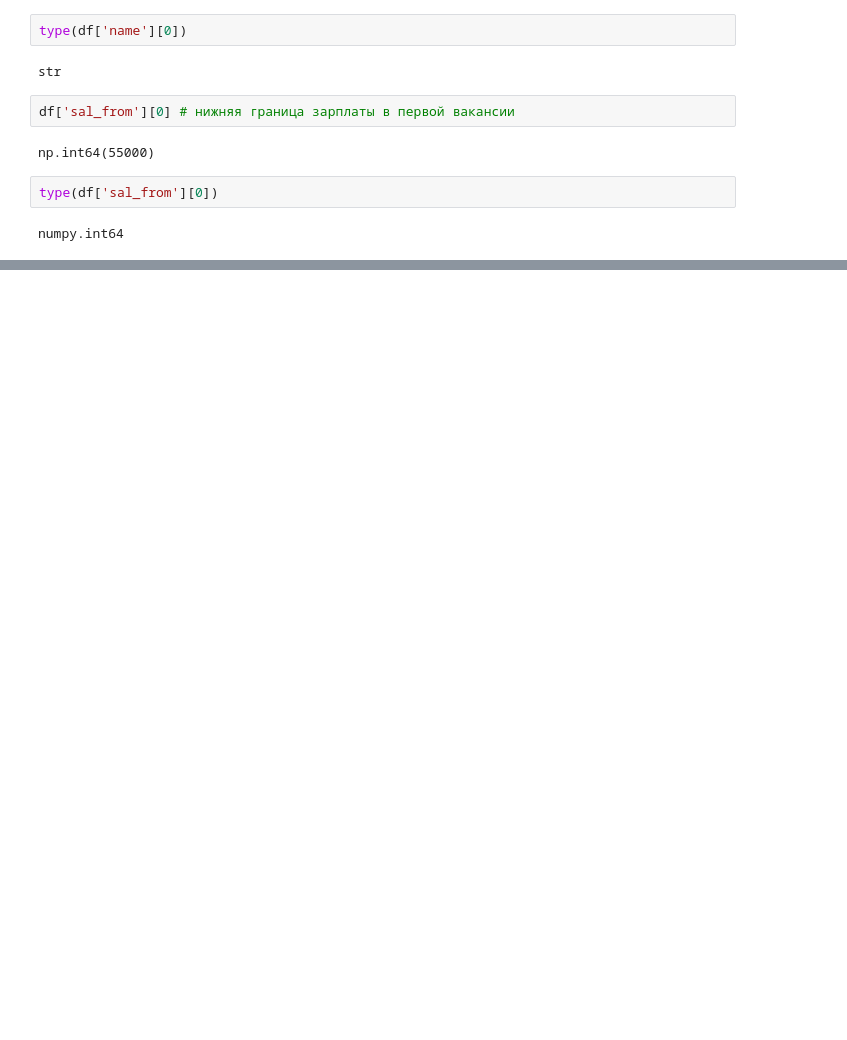
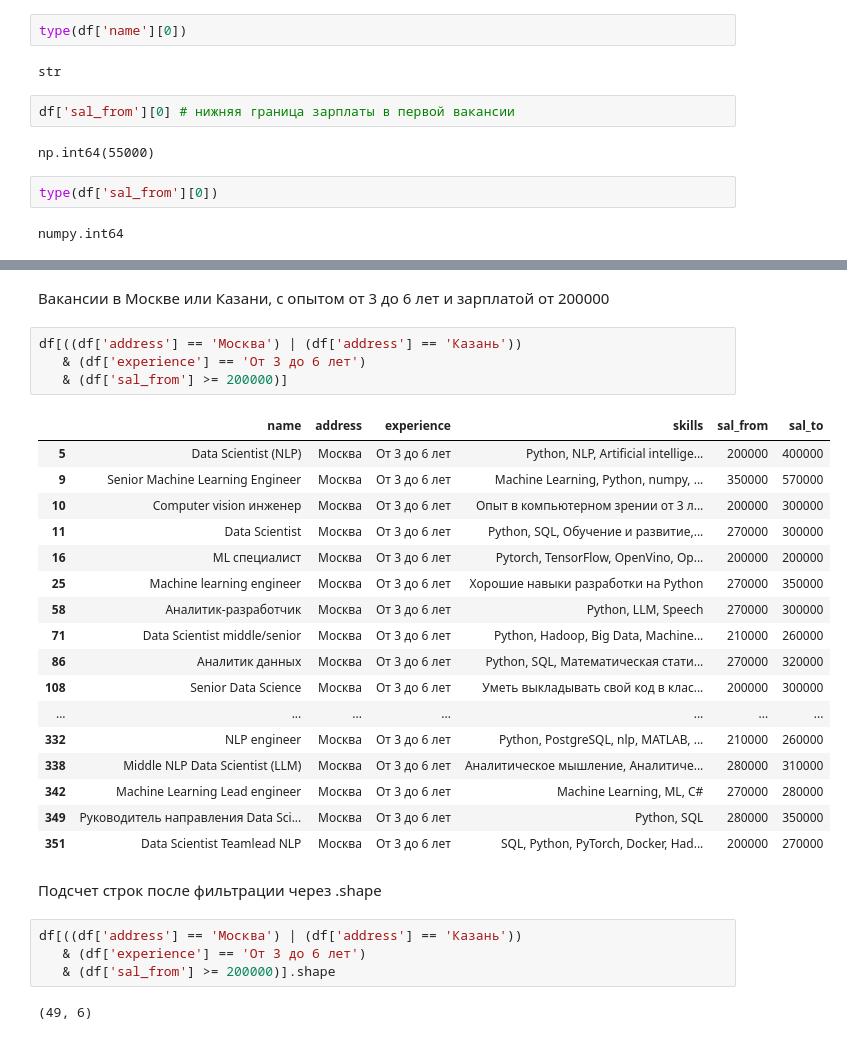
Before and after one commit to GarifullinII/DataScienceJobsAnalysis, a Jupyter notebook: data_science_analysis.ipynb, the cells around one changed output, grey strips where cells are left out. Saved outputs shown, nothing was run; the diff lists cells and outputs as text; blank space fills up the shorter version.

```diff
--- a/data_science_analysis.ipynb
+++ b/data_science_analysis.ipynb
@@ -172,0 +266,32 @@ numpy.int64
+# %% [markdown]
+Вакансии в Москве или Казани, с опытом от 3 до 6 лет и зарплатой от 200000
+# %%
+df[((df['address'] == 'Москва') | (df['address'] == 'Казань'))
+   & (df['experience'] == 'От 3 до 6 лет')
+   & (df['sal_from'] >= 200000)]
+# %% [output]
+|  | name | address | experience | skills | sal_from | sal_to |
+| 5 | Data Scientist (NLP) | Москва | От 3 до 6 лет | Python, NLP, Artificial intellige... | 200000 | 400000 |
+| 9 | Senior Machine Learning Engineer | Москва | От 3 до 6 лет | Machine Learning, Python, numpy, ... | 350000 | 570000 |
+| 10 | Computer vision инженер | Москва | От 3 до 6 лет | Опыт в компьютерном зрении от 3 л... | 200000 | 300000 |
+| 11 | Data Scientist | Москва | От 3 до 6 лет | Python, SQL, Обучение и развитие,... | 270000 | 300000 |
+| 16 | ML специалист | Москва | От 3 до 6 лет | Pytorch, TensorFlow, OpenVino, Op... | 200000 | 200000 |
+| 25 | Machine learning engineer | Москва | От 3 до 6 лет | Хорошие навыки разработки на Python | 270000 | 350000 |
+| 58 | Аналитик-разработчик | Москва | От 3 до 6 лет | Python, LLM, Speech | 270000 | 300000 |
+| 71 | Data Scientist middle/senior | Москва | От 3 до 6 лет | Python, Hadoop, Big Data, Machine... | 210000 | 260000 |
+| 86 | Аналитик данных | Москва | От 3 до 6 лет | Python, SQL, Математическая стати... | 270000 | 320000 |
+| 108 | Senior Data Science | Москва | От 3 до 6 лет | Уметь выкладывать свой код в клас... | 200000 | 300000 |
+| ... | ... | ... | ... | ... | ... | ... |
+| 332 | NLP engineer | Москва | От 3 до 6 лет | Python, PostgreSQL, nlp, MATLAB, ... | 210000 | 260000 |
+| 338 | Middle NLP Data Scientist (LLM) | Москва | От 3 до 6 лет | Аналитическое мышление, Аналитиче... | 280000 | 310000 |
+| 342 | Machine Learning Lead engineer | Москва | От 3 до 6 лет | Machine Learning, ML, C# | 270000 | 280000 |
+| 349 | Руководитель направления Data Sci... | Москва | От 3 до 6 лет | Python, SQL | 280000 | 350000 |
+| 351 | Data Scientist Teamlead NLP | Москва | От 3 до 6 лет | SQL, Python, PyTorch, Docker, Had... | 200000 | 270000 |
+# %% [markdown]
+Подсчет строк после фильтрации через .shape
+# %%
+df[((df['address'] == 'Москва') | (df['address'] == 'Казань'))
+   & (df['experience'] == 'От 3 до 6 лет')
+   & (df['sal_from'] >= 200000)].shape
+# %% [output]
+(49, 6)
```
Also changed, not shown: parts of 20 cells of this notebook.
